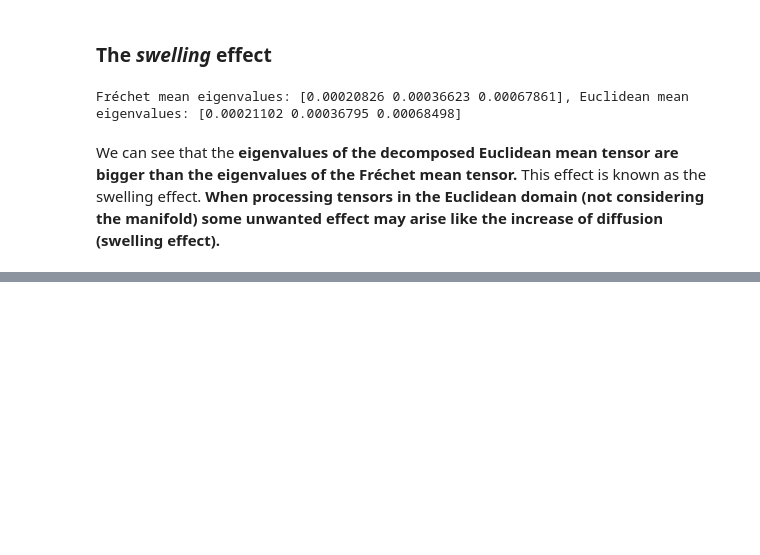
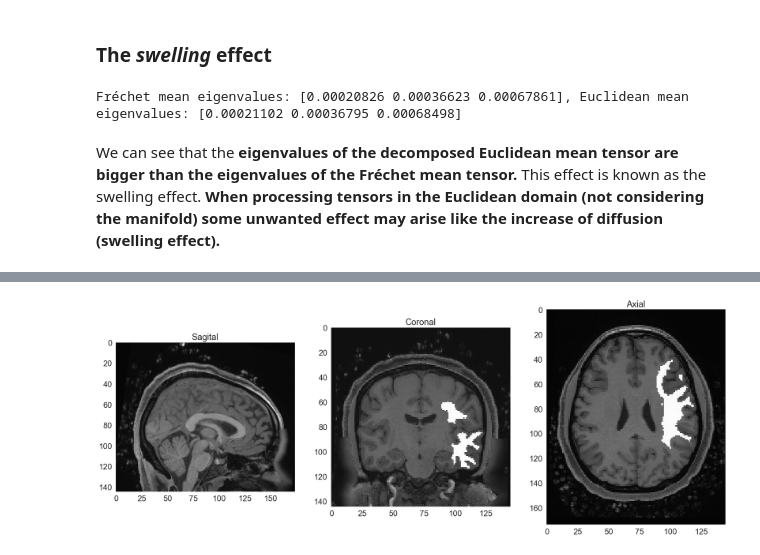
Before and after one commit to banctilrobitaille/LogEuclidean-Intro, a Jupyter notebook: LogEuclideanIntro.ipynb, the cells around one changed output, grey strips where cells are left out. Cells and saved outputs as stored; diff of their text form; code cells hidden in the pictures; blank space fills up the shorter version.

```diff
--- a/LogEuclideanIntro.ipynb
+++ b/LogEuclideanIntro.ipynb
@@ -375,0 +438,9 @@ We can see that the **eigenvalues of the decomposed Euclidean mean tensor are bi
+# %%
+# Plot the segmented region
+seg_sagital = t1_MNI_sagital + binary_tract_sagital
+seg_coronal = (t1_MNI_coronal / t1_MNI_coronal.max())  + binary_tract_coronal
+seg_axial = (t1_MNI_axial / t1_MNI_axial.max()) + binary_tract_axial
+
+plot_slices(seg_sagital, seg_coronal, seg_axial, cmap="Greys_r")
+# %% [output]
+[figure, added]
```
Also changed, not shown: parts of 9 cells of this notebook, 6 other files.
